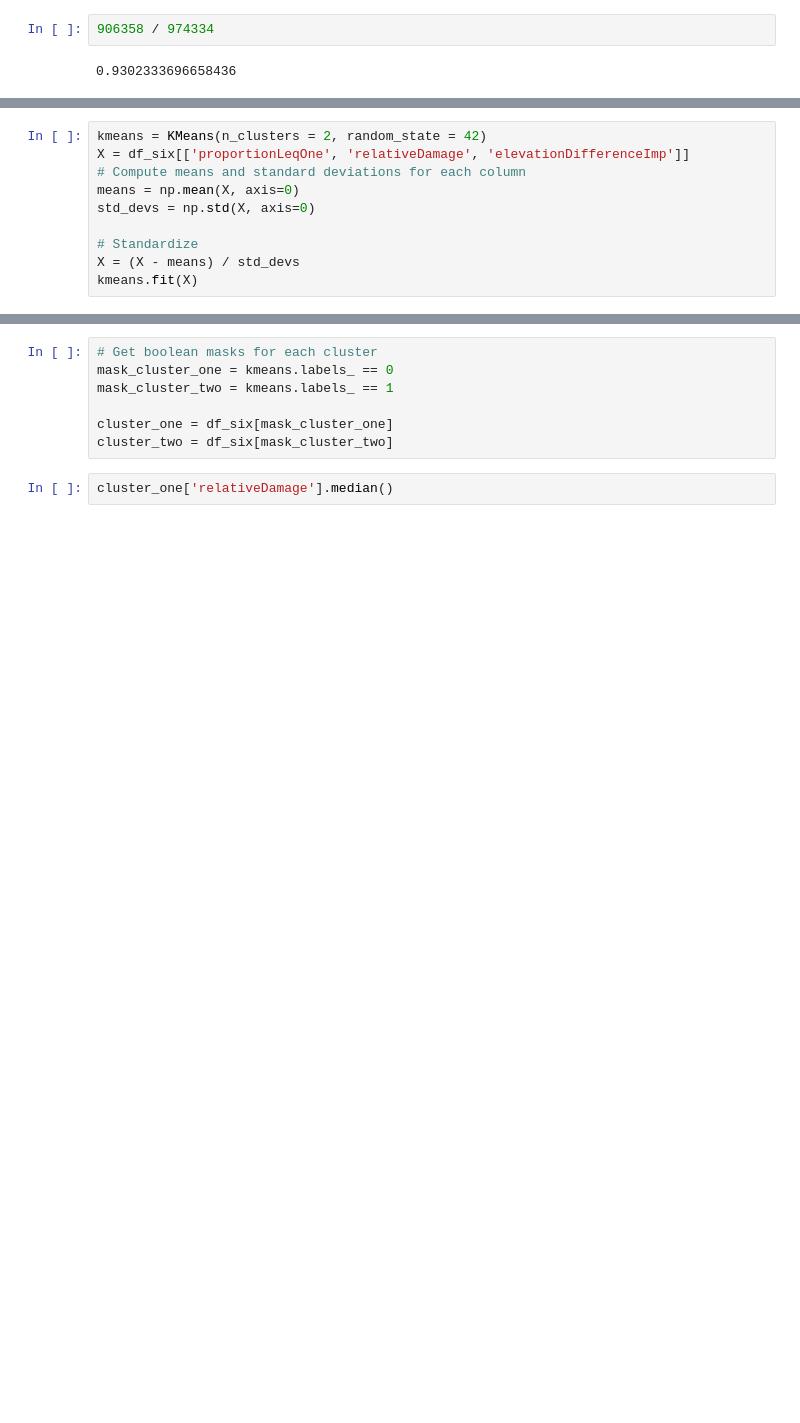
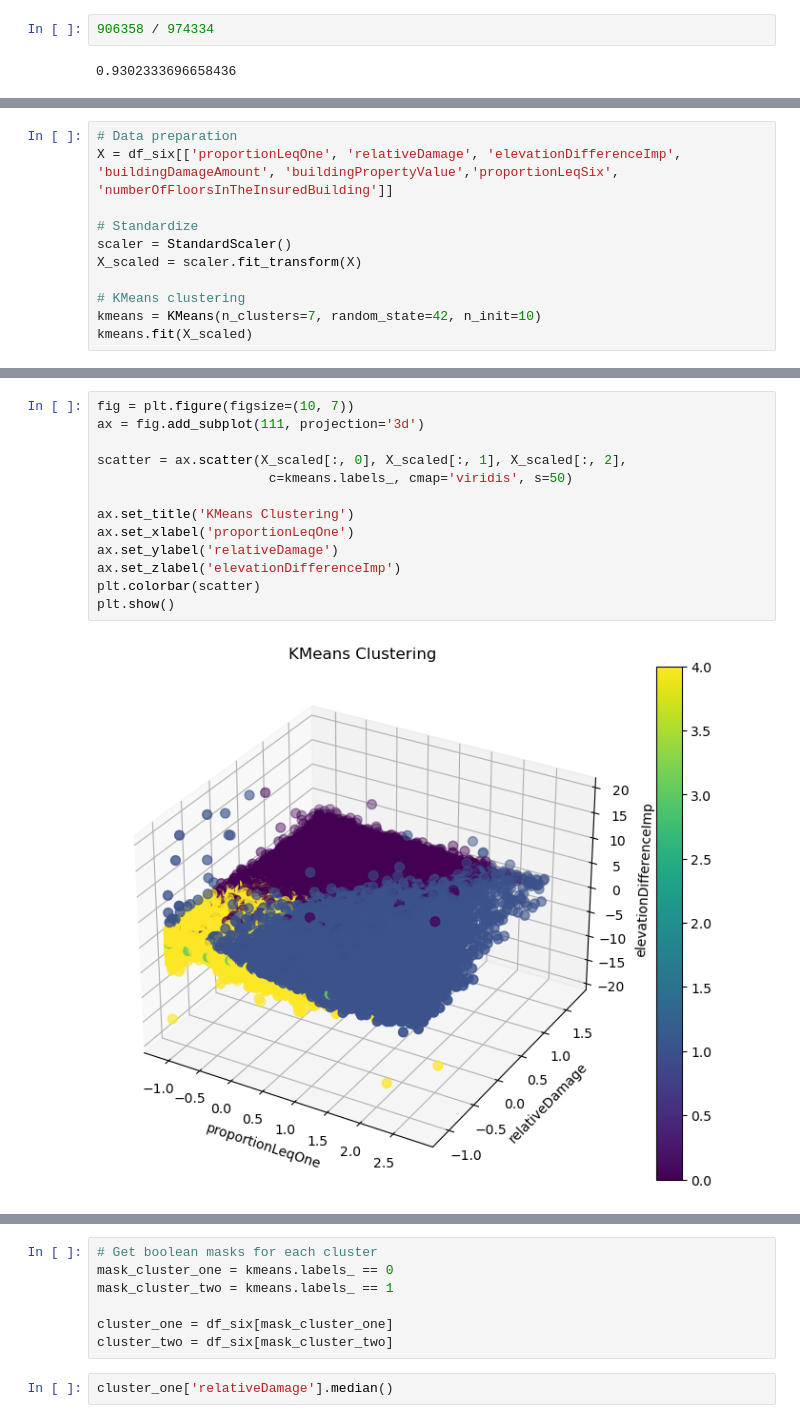
Before and after one commit to LayanKaushik/FloodClaimGeospatialImprovements, a Jupyter notebook: Code/Pei_KNN_Anomaly_Detection.ipynb, the cells around one changed output, grey strips where cells are left out. Cells and saved outputs as stored; diff of their text form; blank space fills up the shorter version.

```diff
--- a/Code/Pei_KNN_Anomaly_Detection.ipynb
+++ b/Code/Pei_KNN_Anomaly_Detection.ipynb
@@ -107,11 +95,12 @@ len(cluster_one)
 # %%
-kmeans = KMeans(n_clusters = 2, random_state = 42)
-X = df_six[['proportionLeqOne', 'relativeDamage', 'elevationDifferenceImp']]
-# Compute means and standard deviations for each column
-means = np.mean(X, axis=0)
-std_devs = np.std(X, axis=0)
+# Data preparation
+X = df_six[['proportionLeqOne', 'relativeDamage', 'elevationDifferenceImp', 'buildingDamageAmount', 'buildingPropertyValue','proportionLeqSix', 'numberOfFloorsInTheInsuredBuilding']]
 
 # Standardize
-X = (X - means) / std_devs
-kmeans.fit(X)
+scaler = StandardScaler()
+X_scaled = scaler.fit_transform(X)
+
+# KMeans clustering
+kmeans = KMeans(n_clusters=7, random_state=42, n_init=10)
+kmeans.fit(X_scaled)
 # %% [output]
@@ -118,0 +149,15 @@ KMeans(n_clusters=2, random_state=42)
+# %%
+fig = plt.figure(figsize=(10, 7))
+ax = fig.add_subplot(111, projection='3d')
+
+scatter = ax.scatter(X_scaled[:, 0], X_scaled[:, 1], X_scaled[:, 2],
+                      c=kmeans.labels_, cmap='viridis', s=50)
+
+ax.set_title('KMeans Clustering')
+ax.set_xlabel('proportionLeqOne')
+ax.set_ylabel('relativeDamage')
+ax.set_zlabel('elevationDifferenceImp')
+plt.colorbar(scatter)
+plt.show()
+# %% [output]
+[figure, added]
```
Also changed, not shown: parts of 30 cells of this notebook, 1 other file.
